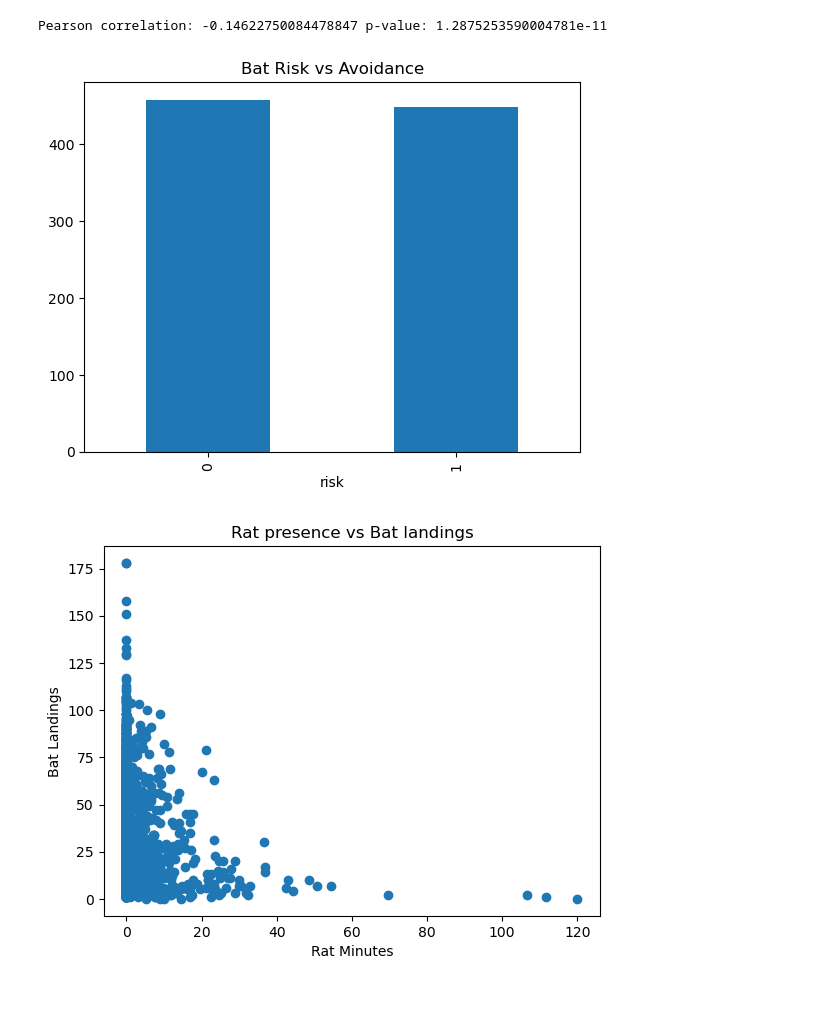
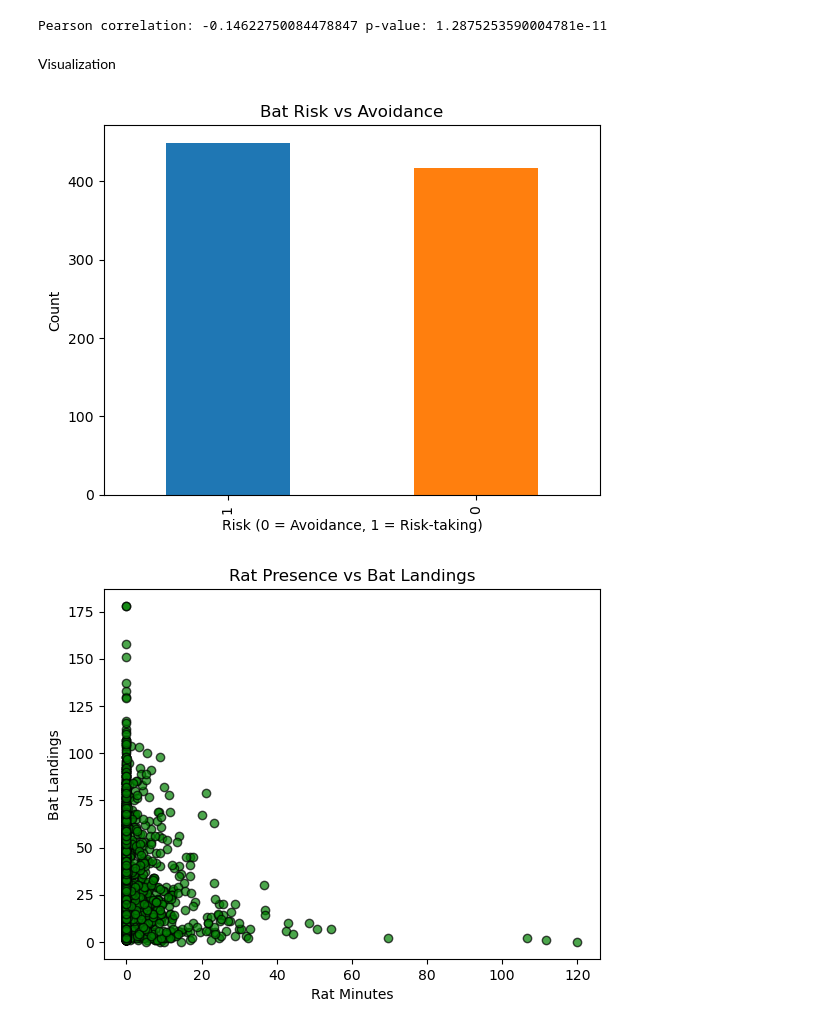
Before and after one commit to Upendra-B/Foundation-Of-Data-Science, a Jupyter notebook: Assesment 2/Solution.ipynb, the cells around one changed output. Saved outputs shown, nothing was run; the diff lists cells and outputs as text; code cells hidden in the pictures; blank space fills up the shorter version.

```diff
--- a/Assesment 2/Solution.ipynb
+++ b/Assesment 2/Solution.ipynb
@@ -92,0 +115,25 @@ print(df2.head())
+# %%
+# Drop rows with missing values
+df1.dropna(inplace=True)
+df2.dropna(inplace=True)
+# %%
+# Cleaning df1
+time_columns_df1 = ['start_time', 'rat_period_start', 'rat_period_end', 'sunset_time']
+for col in time_columns_df1:
+    df1[col] = pd.to_datetime(df1[col], errors='coerce')
+
+numeric_cols_df1 = ['bat_landing_to_food', 'hours_after_sunset', 'seconds_after_rat_arrival']
+df1[numeric_cols_df1] = df1[numeric_cols_df1].astype(float)
+
+df1.dropna(inplace=True)
+
+# Cleaning df2
+time_columns_df2 = ['time']
+for col in time_columns_df2:
+    df2[col] = pd.to_datetime(df2[col], errors='coerce')
+
+numeric_cols_df2 = ['hours_after_sunset', 'bat_landing_number', 'food_availability',
+                    'rat_minutes', 'rat_arrival_number']
+df2[numeric_cols_df2] = df2[numeric_cols_df2].astype(float)
+
+df2.dropna(inplace=True)
@@ -148,19 +271,31 @@ corr, p_val = stats.pearsonr(df2['rat_minutes'], df2['bat_landing_number'])
 print("Pearson correlation:", corr, "p-value:", p_val)
 # %% [output]
 Pearson correlation: -0.14622750084478847 p-value: 1.2875253590004781e-11
+# %% [markdown]
+Visualization
 # %%
 import matplotlib.pyplot as plt
 
-# Risk vs Avoidance
-df1['risk'].value_counts().plot(kind='bar', title="Bat Risk vs Avoidance")
+# Risk vs Avoidance (bar chart)
+df1['risk'].value_counts().plot(
+    kind='bar',
+    title="Bat Risk vs Avoidance",
+    color=['#1f77b4', '#ff7f0e']   # Blue for avoidance, Orange for risk-taking
+)
+plt.xlabel("Risk (0 = Avoidance, 1 = Risk-taking)")
+plt.ylabel("Count")
 plt.show()
-
-# Rat minutes vs Bat landings
-plt.scatter(df2['rat_minutes'], df2['bat_landing_number'])
-plt.xlabel("Rat Minutes")
-plt.ylabel("Bat Landings")
-plt.title("Rat presence vs Bat landings")
-plt.show()
 # %% [output]
-[figure, old version]
+[figure, new version]
-[figure, removed]
+# %%
+# Rat minutes vs Bat landings (scatter plot)
+plt.scatter(
+    df2['rat_minutes'], df2['bat_landing_number'],
+    color='green', alpha=0.7, edgecolors='black'
+)
+plt.xlabel("Rat Minutes")
+plt.ylabel("Bat Landings")
+plt.title("Rat Presence vs Bat Landings")
+plt.show()
+# %% [output]
+[figure, added]
```
Also changed, not shown: parts of 25 cells of this notebook, 1 other file.
